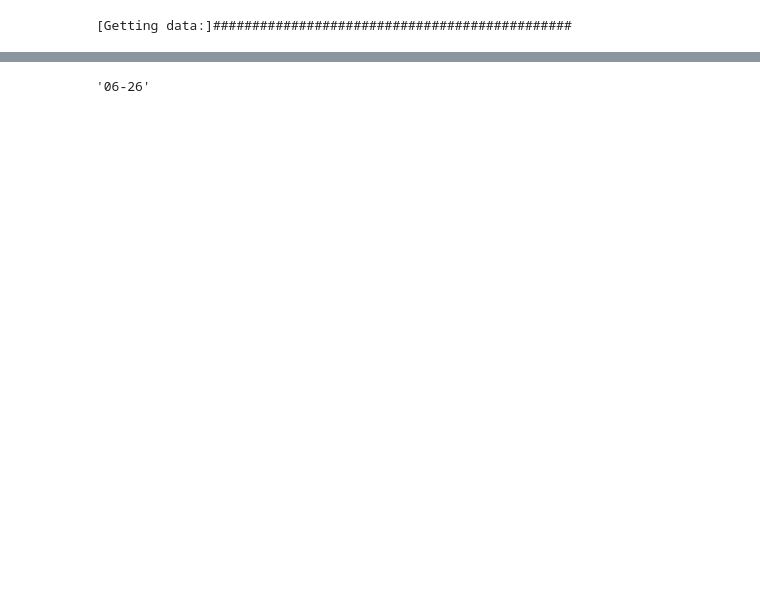
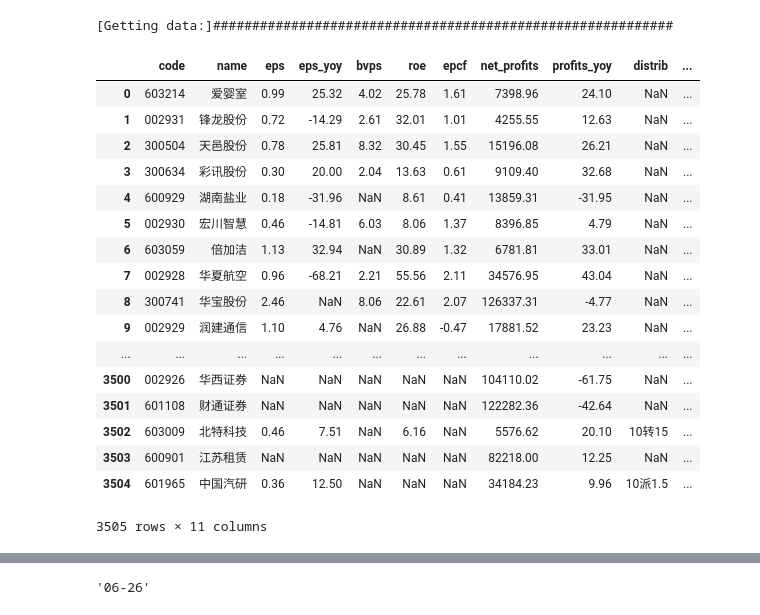
Before and after one commit to Airloki/learn, a Jupyter notebook: PE开发.ipynb, the cells around one changed output, grey strips where cells are left out. Drawn from its saved outputs; the diff is of its cells as text; code cells hidden in the pictures; blank space fills up the shorter version.

```diff
--- a/PE开发.ipynb
+++ b/PE开发.ipynb
@@ -3,6 +3,27 @@ import pandas as pd
 import numpy as np
 import tushare as ts
 # %%
-df = ts.get_report_data(2014,1)
+df = ts.get_report_data(2016,4)
 # %% [output]
-[Getting data:]##############################################
+[Getting data:]###########################################################
+# %%
+df
+# %% [output]
+|  | code | name | eps | eps_yoy | bvps | roe | epcf | net_profits | profits_yoy | distrib | ... |
+| 0 | 603214 | 爱婴室 | 0.99 | 25.32 | 4.02 | 25.78 | 1.61 | 7398.96 | 24.10 | NaN | ... |
+| 1 | 002931 | 锋龙股份 | 0.72 | -14.29 | 2.61 | 32.01 | 1.01 | 4255.55 | 12.63 | NaN | ... |
+| 2 | 300504 | 天邑股份 | 0.78 | 25.81 | 8.32 | 30.45 | 1.55 | 15196.08 | 26.21 | NaN | ... |
+| 3 | 300634 | 彩讯股份 | 0.30 | 20.00 | 2.04 | 13.63 | 0.61 | 9109.40 | 32.68 | NaN | ... |
+| 4 | 600929 | 湖南盐业 | 0.18 | -31.96 | NaN | 8.61 | 0.41 | 13859.31 | -31.95 | NaN | ... |
+| 5 | 002930 | 宏川智慧 | 0.46 | -14.81 | 6.03 | 8.06 | 1.37 | 8396.85 | 4.79 | NaN | ... |
+| 6 | 603059 | 倍加洁 | 1.13 | 32.94 | NaN | 30.89 | 1.32 | 6781.81 | 33.01 | NaN | ... |
+| 7 | 002928 | 华夏航空 | 0.96 | -68.21 | 2.21 | 55.56 | 2.11 | 34576.95 | 43.04 | NaN | ... |
+| 8 | 300741 | 华宝股份 | 2.46 | NaN | 8.06 | 22.61 | 2.07 | 126337.31 | -4.77 | NaN | ... |
+| 9 | 002929 | 润建通信 | 1.10 | 4.76 | NaN | 26.88 | -0.47 | 17881.52 | 23.23 | NaN | ... |
+| ... | ... | ... | ... | ... | ... | ... | ... | ... | ... | ... | ... |
+| 3500 | 002926 | 华西证券 | NaN | NaN | NaN | NaN | NaN | 104110.02 | -61.75 | NaN | ... |
+| 3501 | 601108 | 财通证券 | NaN | NaN | NaN | NaN | NaN | 122282.36 | -42.64 | NaN | ... |
+| 3502 | 603009 | 北特科技 | 0.46 | 7.51 | NaN | 6.16 | NaN | 5576.62 | 20.10 | 10转15 | ... |
+| 3503 | 600901 | 江苏租赁 | NaN | NaN | NaN | NaN | NaN | 82218.00 | 12.25 | NaN | ... |
+| 3504 | 601965 | 中国汽研 | 0.36 | 12.50 | NaN | NaN | NaN | 34184.23 | 9.96 | 10派1.5 | ... |
+3505 rows × 11 columns
```
Also changed, not shown: parts of 59 cells of this notebook, 2 other files.
